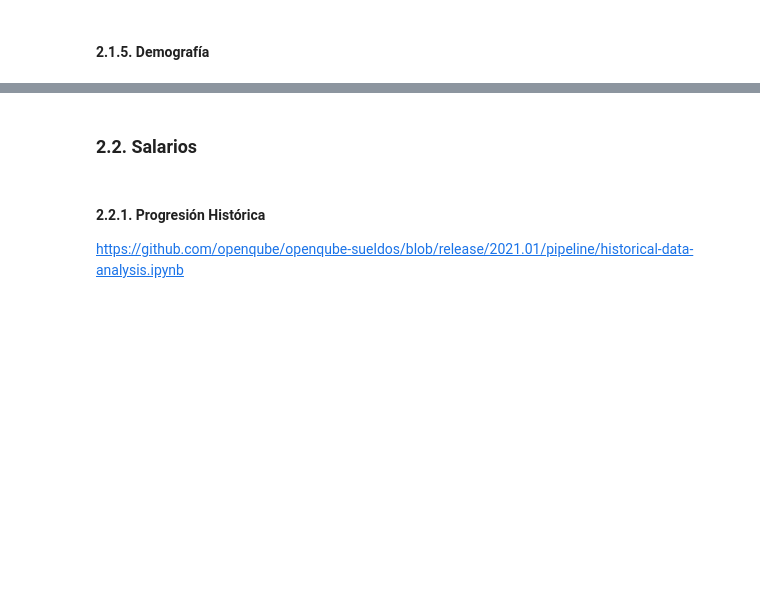
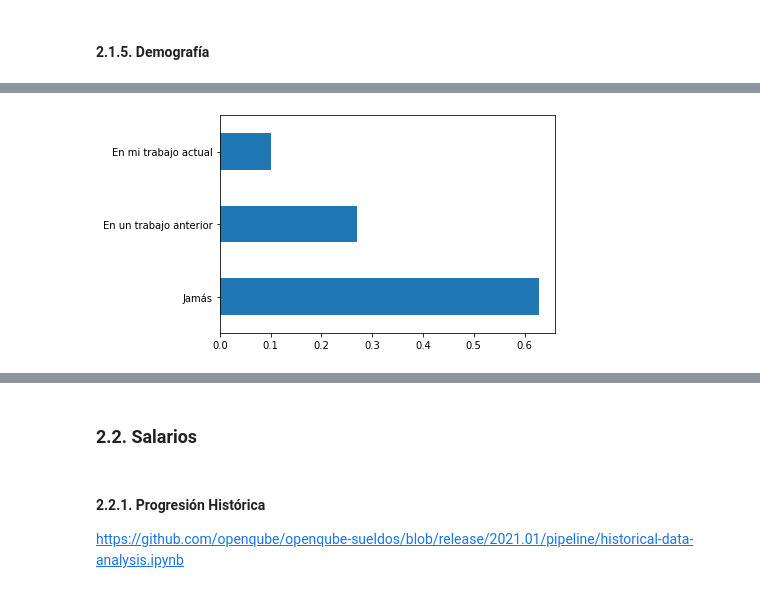
Before and after one commit to SebastianESaavedra/openqube-sueldos, a Jupyter notebook: pipeline/data-analysis.ipynb, the cells around one changed output, grey strips where cells are left out. Saved outputs shown, nothing was run; the diff lists cells and outputs as text; code cells hidden in the pictures; blank space fills up the shorter version.

Commit message:
Added charts for 2 new survey questions

```diff
--- a/pipeline/data-analysis.ipynb
+++ b/pipeline/data-analysis.ipynb
@@ -428,7 +430,9 @@ def remove_outlier(df_in, col_name, iqr_factor=1.5):
 # %% [markdown]
 #### 1.6.1. Salarios
 # %%
-dataframe.loc[:, "_sal"] = dataframe["salario_mensual_o_retiro_bruto_en_tu_moneda_local"]
+dataframe.loc[:, "_sal"] = dataframe[
+    "salario_mensual_o_retiro_bruto_en_tu_moneda_local"
+]
 # %% [output]
 [interactive output not drawn]
 # %%
@@ -748,0 +841,7 @@ charts["demographics_sexual_orientation_percent"] = to_rechart(df, 10)
+# %%
+df = dataframe["sufriste_o_presenciaste_situaciones_de_violencia_laboral"].value_counts(normalize=True, sort=True)
+
+df.plot(kind="barh")
+charts["demographics_laboral_violence"] = to_rechart(df, 10)
+# %% [output]
+[figure, added]
```
Also changed, not shown: parts of 71 cells of this notebook.
